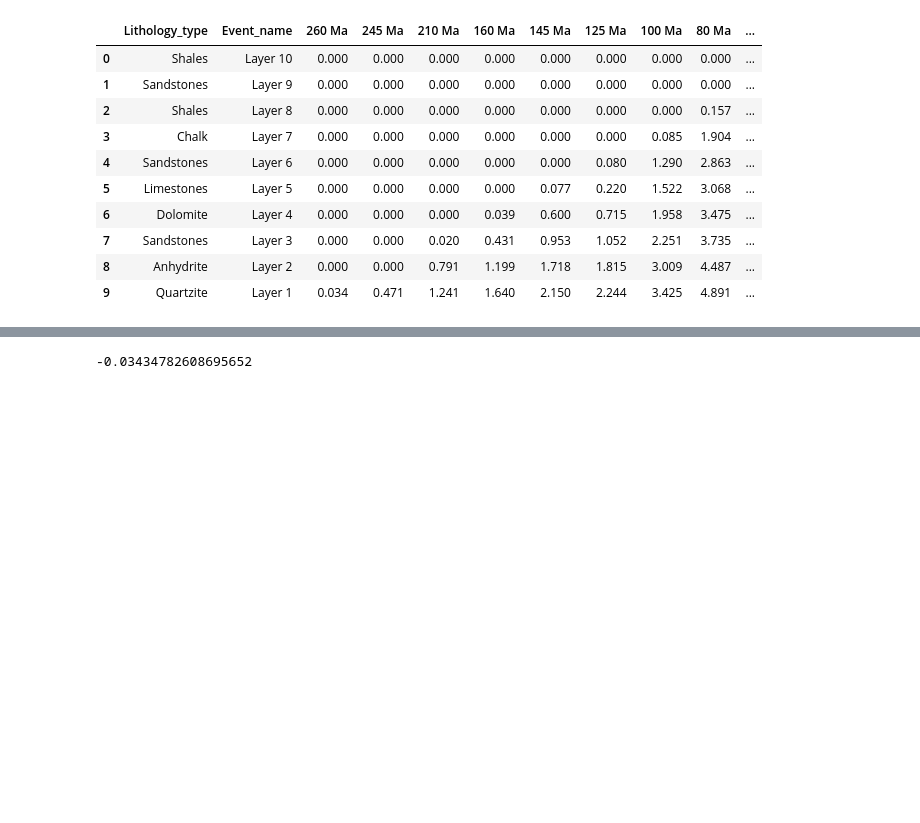
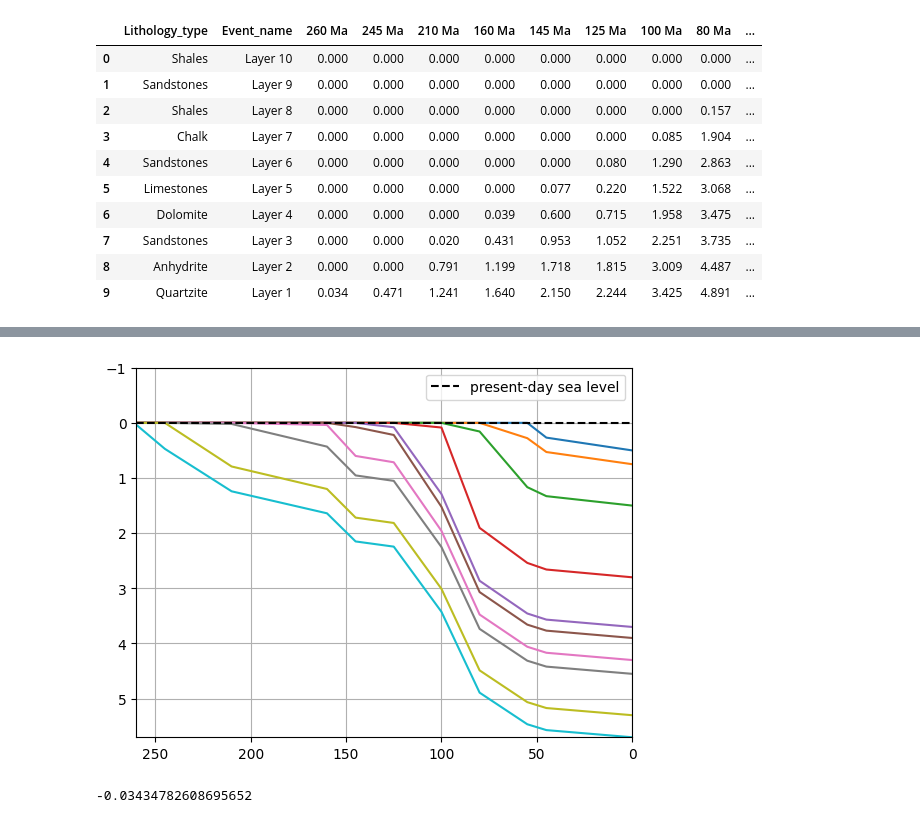
Before and after one commit to MariiaKalinina/Elasticity, a Jupyter notebook: Untitled46.ipynb, the cells around one changed output, grey strips where cells are left out. Cells and saved outputs as stored; diff of their text form; code cells hidden in the pictures; blank space fills up the shorter version.

```diff
--- a/Untitled46.ipynb
+++ b/Untitled46.ipynb
@@ -88,4 +88,8 @@ def corrected(depth, RoMantle, RoWater, sea_level, sea_level_today):
   return depth - sea_level_today * (RoWater / (RoMantle - RoWater)) + (sea_level - sea_level_today)
+# %%
+### the porosity of a stratigraphic unit at any depth [A.58.6]
+def porosity_func(surface_porosity, exp_decay, y1, y2):
+  return surface_porosity/exp_decay*((np.exp(-exp_decay*y1) - np.exp(-exp_decay*y2))/(y2 - y1))
 # %%
 # decompaction_df = pd.DataFrame() ### <-- Decompacted thicknesses (km). Table A58.3
 
@@ -132,6 +136,8 @@ def corrected(depth, RoMantle, RoWater, sea_level, sea_level_today):
 # %%
 decompaction_df = pd.DataFrame() ### <-- Decompacted thicknesses (km). Table A58.3
 decompaction_corrected_df = pd.DataFrame() ### <-- Decompacted thicknesses (km). Table A58.4
+porosity_df = pd.DataFrame() ### <-- Porosities as a function of time for 10 lithological units undergoing progressive compaction during burial.
+                            ### Table A58.4
 
 age_list = list(df_well['Age (Ma)'][1:])
 
@@ -177,16 +183,20 @@ for i, age in enumerate(age_list, start=0):
       else:
         y1_d = y2_d
         y1_d_corrected = y2_d_corrected
-
+### decompaction depth
       y2_d = decomp_func(y1, y2, y1_d, phi0, c)
       thicknesses = np.round(y2_d - y1_d, 3) #A58.3
       thinkness_list.append(thicknesses)
-
+### corrected decompaction depth
       y2_d_corrected = np.round(corrected(y2_d, RoMantle, RoWater, sea_level, sea_level_today), 3)
       thinkness_corrected_list.append(y2_d_corrected)
+### porosity
+      porosity = porosity_func(phi0, c, y1_d, y2_d)
+
+### decompaction depth
 
 
-      print(row_index, lithology, layers_name, thicknesses, y2_d_corrected)
+      print(row_index, lithology, layers_name, thicknesses, y2_d_corrected, porosity)
     print(sum(thinkness_list))
     print(thinkness_list)
     print(thinkness_corrected_list, end='\n\n')
@@ -287,0 +300,4 @@ decompaction_corrected_df
+# %%
+work_layers = decompaction_corrected_df.drop(['Lithology_type', 'Event_name'], axis=1, inplace=False)
+# %%
+age_values = [int(age.split(' Ma')[0]) for age in work_layers.columns.tolist()]
@@ -288,3 +322,27 @@ decompaction_corrected_df
+# %%
+work_layers_copy = work_layers.copy()
+
+
+for row_index, row in work_layers_copy.iterrows():
+  plt.plot(age_values, row.values)
+
+# print(np.max(work_layers_copy), np.min(work_layers_copy))
+
+# print(len(work_layers_copy.shape[]), len(row.values))
+
+plt.plot(age_values, np.zeros(work_layers_copy.shape[1]), 'k--',
+         label='present-day sea level')
+
+
+plt.gca().invert_yaxis()
+plt.gca().invert_xaxis()
+plt.axis([np.round(np.max(age_values), -1), np.min(age_values),
+          np.max(work_layers_copy), np.min(work_layers_copy)-1])
+
+plt.legend()
+plt.grid()
+# %% [output]
+[figure, added]
 # %%
 # decompaction_df.style.applymap(lambda x: "background-color: red" if x>0 else "background-color: white")
 # %%
```
Also changed, not shown: parts of 6 cells of this notebook.
